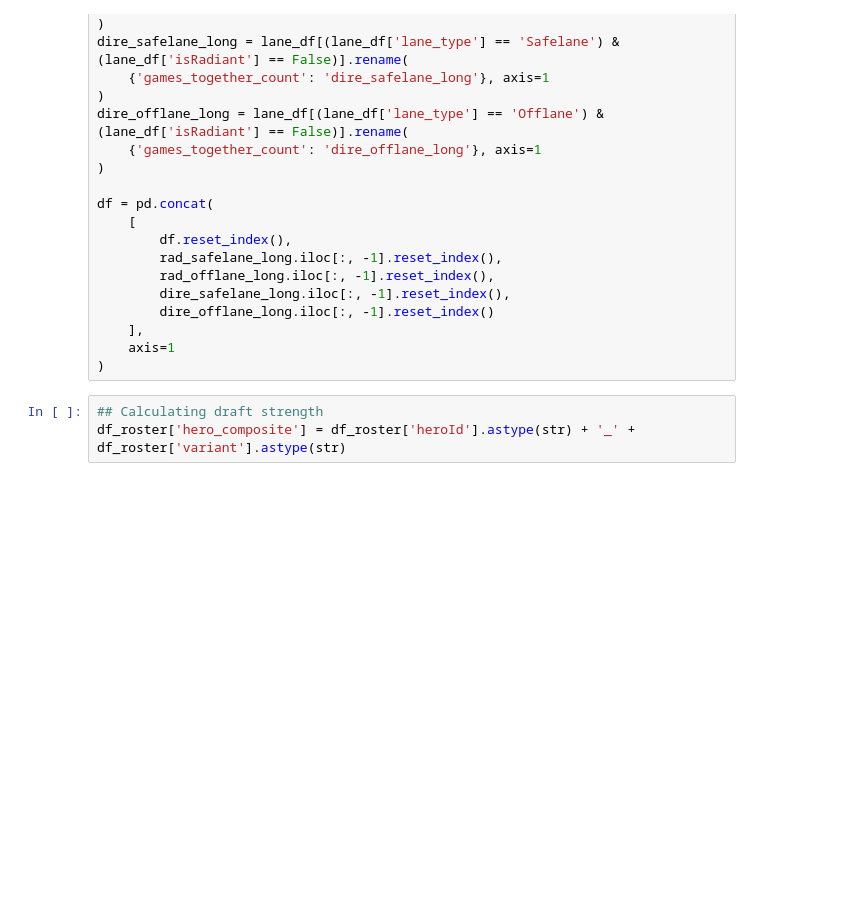
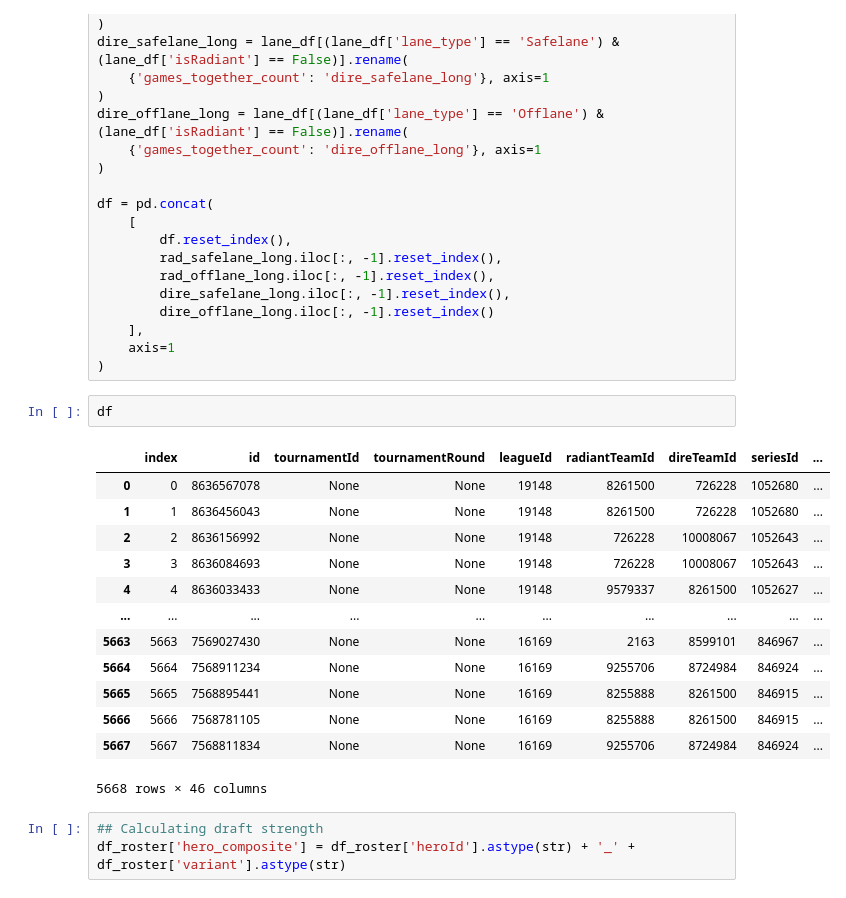
Before and after one commit to b-bige/dota-analytics, a Jupyter notebook: src/feature_engineering.ipynb, the cells around one changed output. Drawn from its saved outputs; the diff is of its cells as text; blank space fills up the shorter version.

```diff
--- a/src/feature_engineering.ipynb
+++ b/src/feature_engineering.ipynb
@@ -171,6 +185,22 @@ df = pd.concat(
     ],
     axis=1
 )
+# %%
+df
+# %% [output]
+|  | index | id | tournamentId | tournamentRound | leagueId | radiantTeamId | direTeamId | seriesId | ... |
+| 0 | 0 | 8636567078 | None | None | 19148 | 8261500 | 726228 | 1052680 | ... |
+| 1 | 1 | 8636456043 | None | None | 19148 | 8261500 | 726228 | 1052680 | ... |
+| 2 | 2 | 8636156992 | None | None | 19148 | 726228 | 10008067 | 1052643 | ... |
+| 3 | 3 | 8636084693 | None | None | 19148 | 726228 | 10008067 | 1052643 | ... |
+| 4 | 4 | 8636033433 | None | None | 19148 | 9579337 | 8261500 | 1052627 | ... |
+| ... | ... | ... | ... | ... | ... | ... | ... | ... | ... |
+| 5663 | 5663 | 7569027430 | None | None | 16169 | 2163 | 8599101 | 846967 | ... |
+| 5664 | 5664 | 7568911234 | None | None | 16169 | 9255706 | 8724984 | 846924 | ... |
+| 5665 | 5665 | 7568895441 | None | None | 16169 | 8255888 | 8261500 | 846915 | ... |
+| 5666 | 5666 | 7568781105 | None | None | 16169 | 8255888 | 8261500 | 846915 | ... |
+| 5667 | 5667 | 7568811834 | None | None | 16169 | 9255706 | 8724984 | 846924 | ... |
+5668 rows × 46 columns
 # %%
 ## Calculating draft strength
 df_roster['hero_composite'] = df_roster['heroId'].astype(str) + '_' + df_roster['variant'].astype(str)
```
Also changed, not shown: parts of 1 cell of this notebook, 5 other files.
